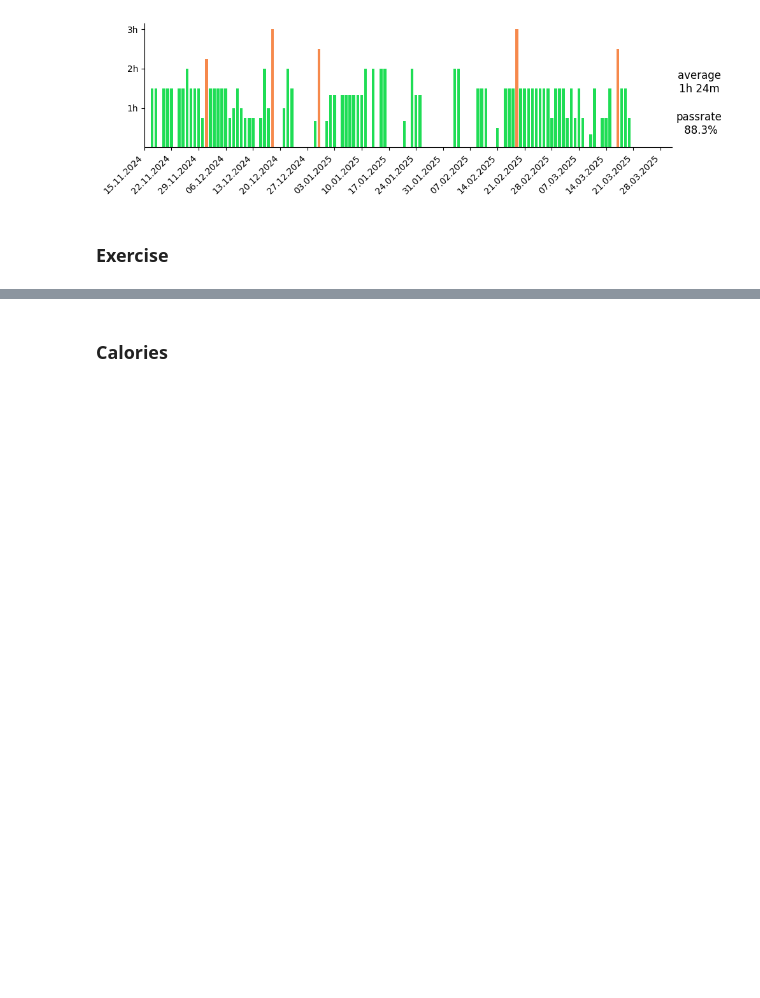
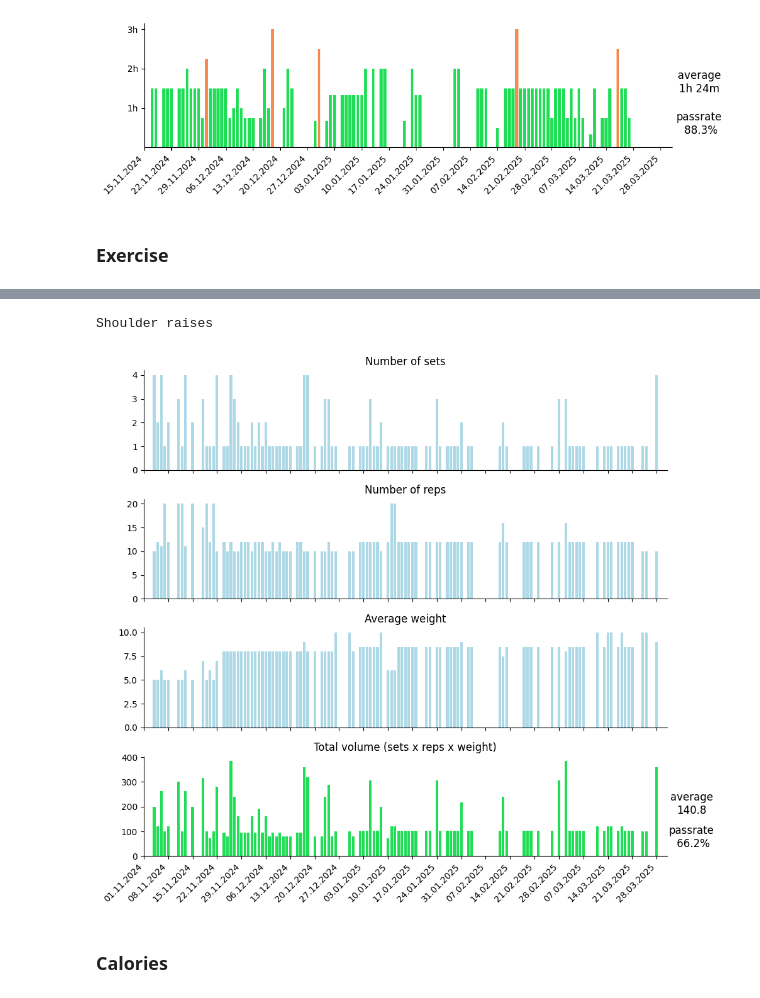
Before and after one commit to KamilMatejuk/Articles, a Jupyter notebook: Other/The Winter Arc - exploratory data analysis/passrate.ipynb, the cells around one changed output, grey strips where cells are left out. Saved outputs shown, nothing was run; the diff lists cells and outputs as text; code cells hidden in the pictures; blank space fills up the shorter version.

```diff
--- a/Other/The Winter Arc - exploratory data analysis/passrate.ipynb
+++ b/Other/The Winter Arc - exploratory data analysis/passrate.ipynb
@@ -124,3 +121,14 @@ Shoulder raises volume (kg x reps x sets)
+# %%
+print('Shoulder raises')
+create_graph(
+    data[31:],
+    passfail[31:],
+    const.COLS_SHOULDER_RAISES,
+    ['Number of sets', 'Number of reps', 'Average weight', 'Total volume (sets x reps x weight)'],
+    time_format=False)
+# %% [output]
+Shoulder raises
+[figure, added]
 # %% [markdown]
 ### Calories
 # %%
```
Also changed, not shown: parts of 2 cells of this notebook.
